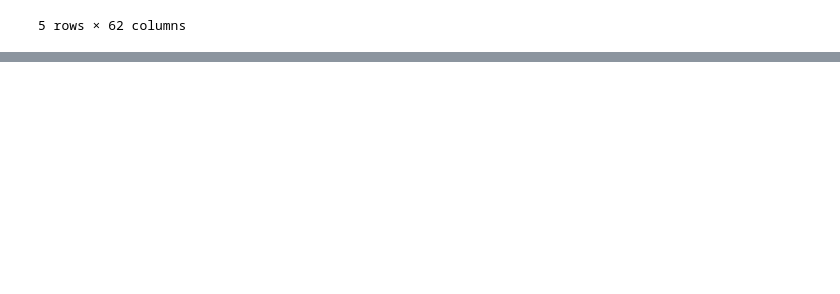
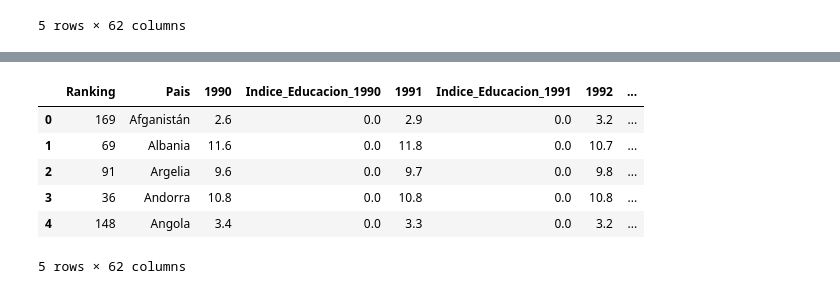
Before and after one commit to Team-17-Bedu/proyecto_python, a Jupyter notebook: Notebooks/Notebook_Indice_Educacion.ipynb, the cells around one changed output, grey strips where cells are left out. Saved outputs shown, nothing was run; the diff lists cells and outputs as text; code cells hidden in the pictures; blank space fills up the shorter version.

Commit message:
Update Educacion

```diff
--- a/Notebooks/Notebook_Indice_Educacion.ipynb
+++ b/Notebooks/Notebook_Indice_Educacion.ipynb
@@ -4,5 +5,5 @@
 import pandas as pd
 from scripts.translate import *
 # %%
-df = get_df_translated("Expected years of schooling (years).csv")
+expectativa = get_df_translated("Expected years of schooling (years).csv")
 # %%
@@ -32,0 +113,12 @@ df[df["2019"] == ".."]
+# %%
+expectativa = expectativa.fillna(0)
+# %%
+expectativa.head()
+# %% [output]
+|  | Ranking | Pais | 1990 | Indice_Educacion_1990 | 1991 | Indice_Educacion_1991 | 1992 | ... |
+| 0 | 169 | Afganistán | 2.6 | 0.0 | 2.9 | 0.0 | 3.2 | ... |
+| 1 | 69 | Albania | 11.6 | 0.0 | 11.8 | 0.0 | 10.7 | ... |
+| 2 | 91 | Argelia | 9.6 | 0.0 | 9.7 | 0.0 | 9.8 | ... |
+| 3 | 36 | Andorra | 10.8 | 0.0 | 10.8 | 0.0 | 10.8 | ... |
+| 4 | 148 | Angola | 3.4 | 0.0 | 3.3 | 0.0 | 3.2 | ... |
+5 rows × 62 columns
```
Also changed, not shown: parts of 27 cells of this notebook.
